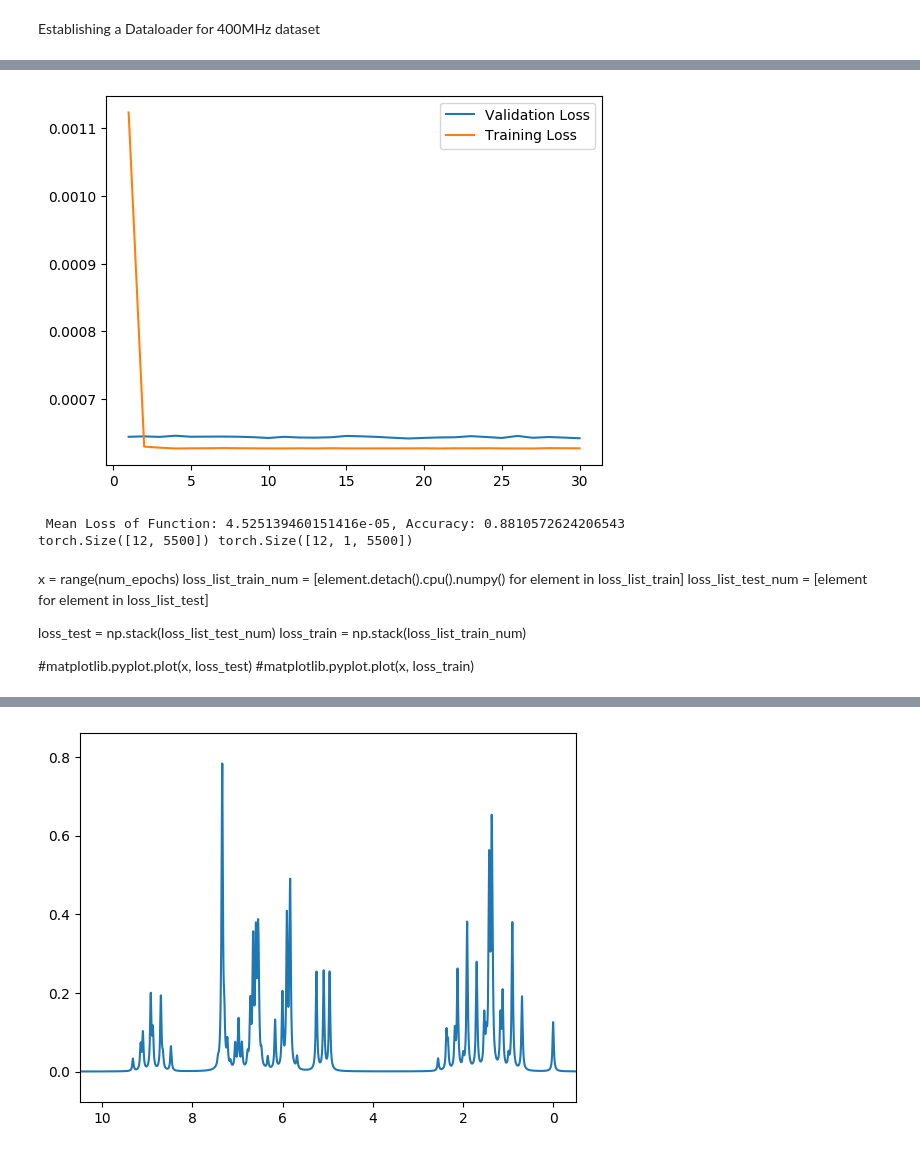
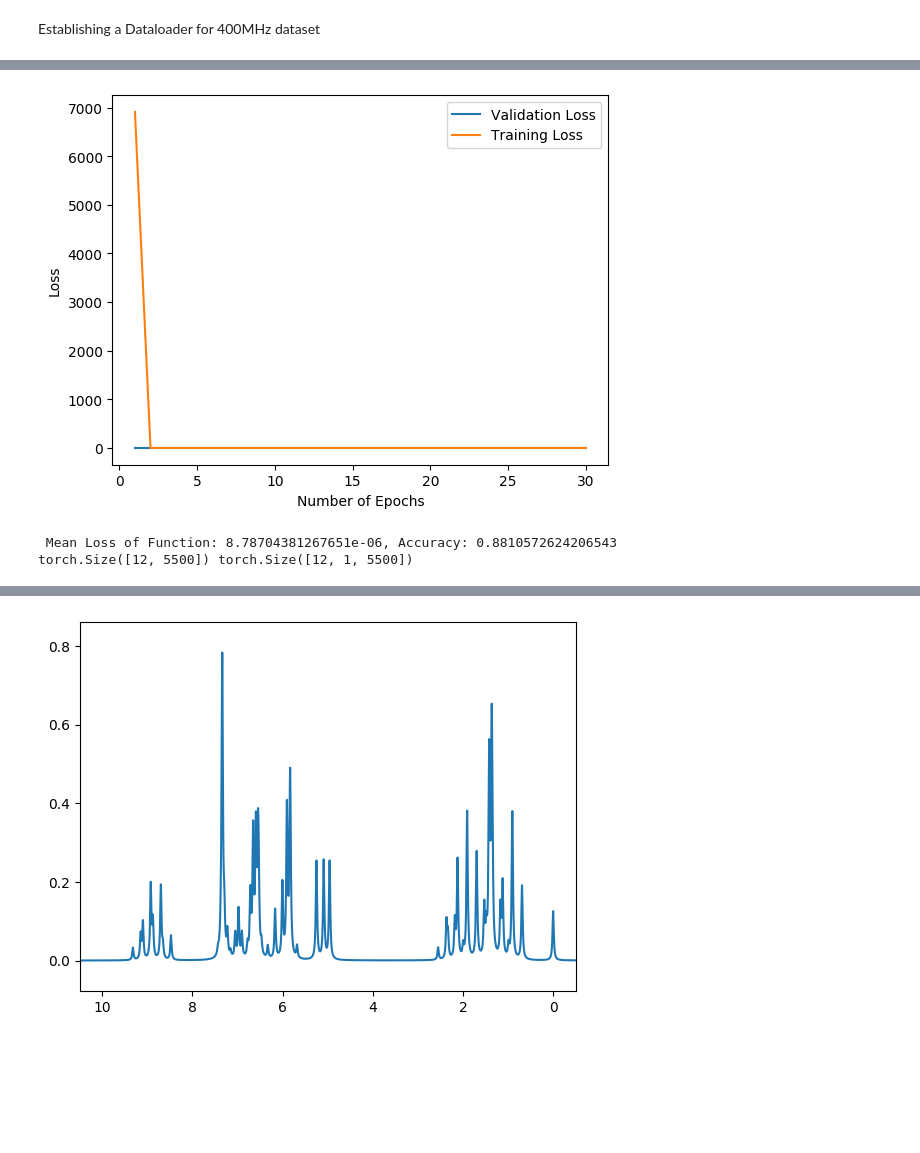
Before and after one commit to NMR-Upscale-UW/NMR_Upscale_UW_DIRECT, a Jupyter notebook: NN_Test_400.ipynb, the cells around one changed output, grey strips where cells are left out. Drawn from its saved outputs; the diff is of its cells as text; code cells hidden in the pictures; blank space fills up the shorter version.

```diff
--- a/NN_Test_400.ipynb
+++ b/NN_Test_400.ipynb
@@ -107,8 +111,8 @@ train_dataloader = DataLoader(train_dataset, batch_size=8, shuffle=True)
 valid_dataloader = DataLoader(valid_dataset, batch_size=8, shuffle=True)
 test_dataloader = DataLoader(test_dataset, batch_size=128, shuffle=True)
 # %%
-criterion = nn.L1Loss()
+criterion = nn.MSELoss() # Loss function for the model
 # %%
 #RMSprop and Adam seems to work ptetty well
-optimizer = RMSprop(model.parameters(), lr=0.001)
+optimizer = RMSprop(model.parameters(), lr=0.01) # Optimization function
 # %%
@@ -181,15 +185,16 @@ for e in range(num_epochs):
 # %%
 x = np.linspace(1, num_epochs, num_epochs)
 
 fig, ax = matplotlib.pyplot.subplots()
 ax.plot(x, valid_loss_epoch, label='Validation Loss')
 ax.plot(x, train_loss_epoch, label='Training Loss' )
 #matplotlib.pyplot.xlim([5, 25])
-matplotlib.pyplot.xlabel
+matplotlib.pyplot.xlabel('Number of Epochs')
+matplotlib.pyplot.ylabel('Loss')
 matplotlib.pyplot.legend()
 matplotlib.pyplot.show()
 # %% [output]
-[figure, old version]
+[figure, new version]
 # %%
 # Evaluating Model Performance with Test Data
 
@@ -219,19 +224,8 @@ test_loss /= len(test_dataloader.dataset)
 print(f' Mean Loss of Function: {test_loss}, Accuracy: {accuracy}')
 print(labels.shape, outputs.shape)
 # %% [output]
- Mean Loss of Function: 4.525139460151416e-05, Accuracy: 0.8810572624206543
+ Mean Loss of Function: 8.78704381267651e-06, Accuracy: 0.8810572624206543
 torch.Size([12, 5500]) torch.Size([12, 1, 5500])
-# %% [markdown]
-x = range(num_epochs)
-loss_list_train_num = [element.detach().cpu().numpy() for element in loss_list_train]
-loss_list_test_num = [element for element in loss_list_test]
-
-loss_test = np.stack(loss_list_test_num)
-loss_train = np.stack(loss_list_train_num)
-
-
-#matplotlib.pyplot.plot(x, loss_test)
-#matplotlib.pyplot.plot(x, loss_train)
 # %%
 model.eval()
 with torch.no_grad():
```
Also changed, not shown: parts of 10 cells of this notebook.
